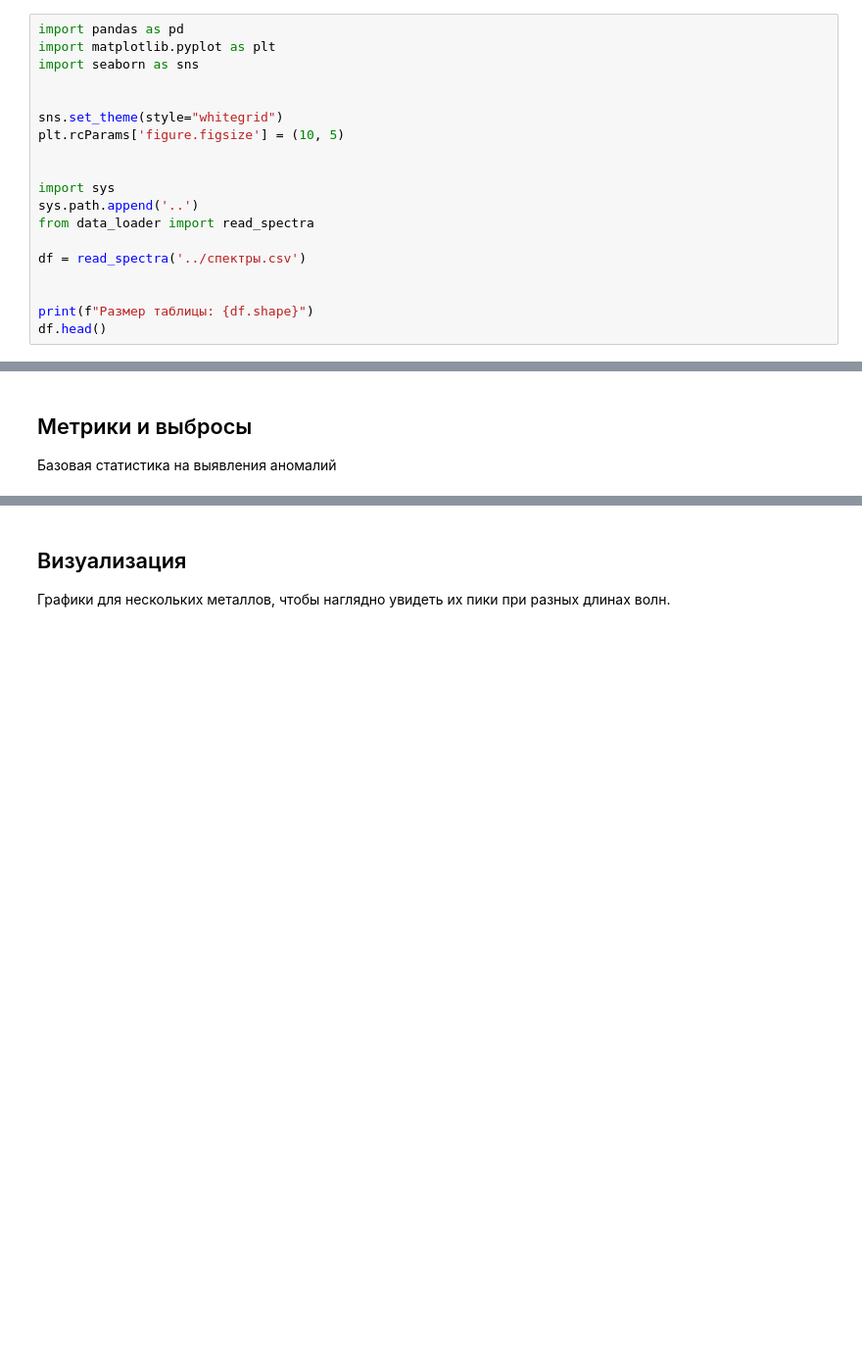
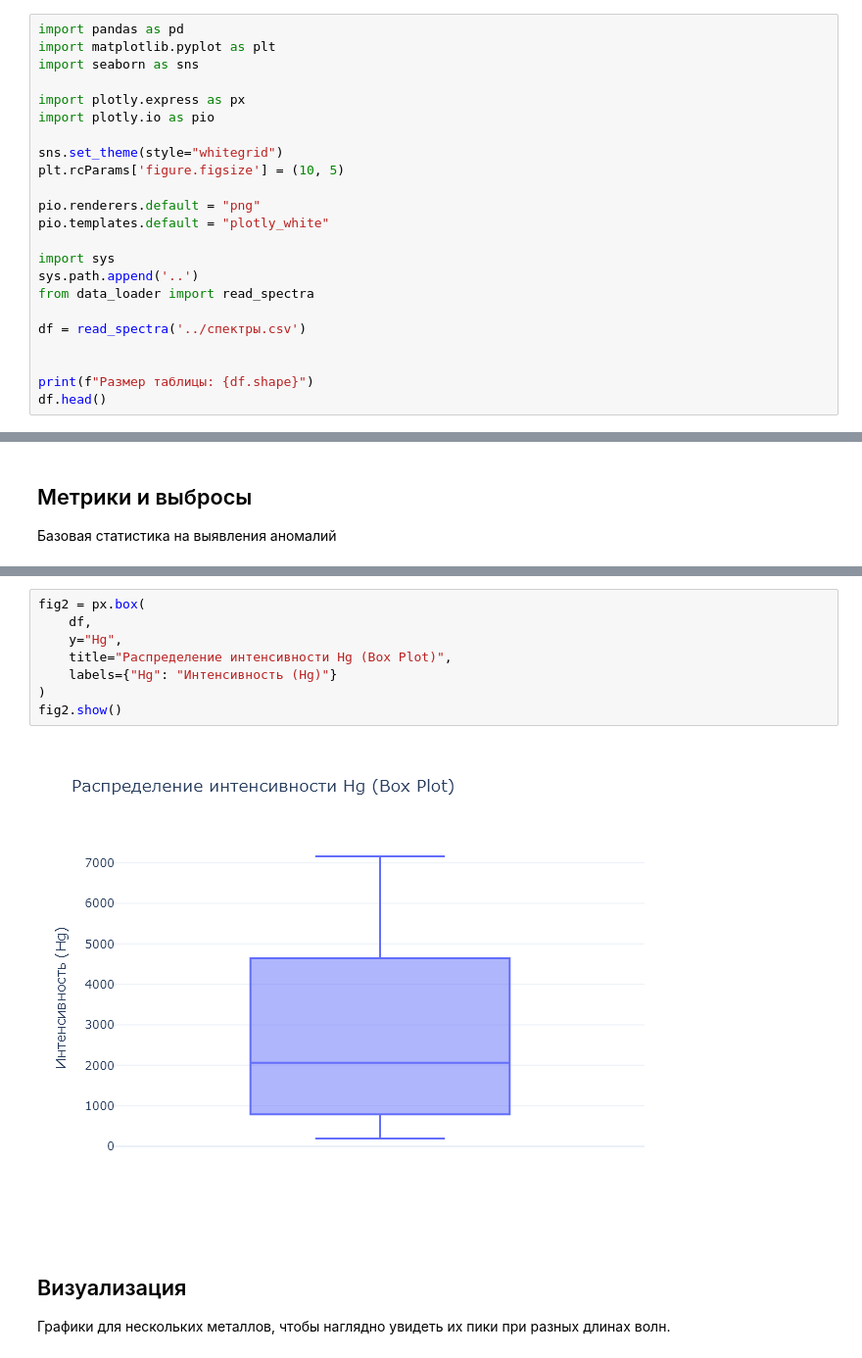
Before and after one commit to MashaMaltsevaCB97/Engineering, a Jupyter notebook: notebooks/EDA.ipynb, the cells around one changed output, grey strips where cells are left out. Shown at 98% size. Drawn from its saved outputs; the diff is of its cells as text; blank space fills up the shorter version.

Commit message:
Plotly

```diff
--- a/notebooks/EDA.ipynb
+++ b/notebooks/EDA.ipynb
@@ -7,10 +7,14 @@ import pandas as pd
 import matplotlib.pyplot as plt
 import seaborn as sns
 
+import plotly.express as px
+import plotly.io as pio
 
 sns.set_theme(style="whitegrid")
 plt.rcParams['figure.figsize'] = (10, 5)
 
+pio.renderers.default = "png"
+pio.templates.default = "plotly_white"
 
 import sys
 sys.path.append('..')
@@ -73,6 +77,16 @@ df.describe()
 | 50% | 550.000000 | 946.079000 | 2018.240000 | 951.431000 | 1042.827000 | 798.215000 | 2827.758000 | 97.270000 | 691.994000 | 186.206000 | ... |
 | 75% | 625.000000 | 1485.703000 | 3291.983000 | 1453.638000 | 1619.631000 | 1337.963000 | 4361.577000 | 176.499000 | 1096.019000 | 358.963000 | ... |
 | max | 700.000000 | 1565.116000 | 4281.312000 | 1616.508000 | 1727.962000 | 1475.453000 | 4590.322000 | 238.192000 | 1286.569000 | 519.108000 | ... |
+# %%
+fig2 = px.box(
+    df,
+    y="Hg",
+    title="Распределение интенсивности Hg (Box Plot)",
+    labels={"Hg": "Интенсивность (Hg)"}
+)
+fig2.show()
+# %% [output]
+[figure, added]
 # %% [markdown]
 ## Визуализация
 Графики для нескольких металлов, чтобы наглядно увидеть их пики при разных длинах волн.
```
Also changed, not shown: parts of 2 cells of this notebook, 2 other files.
